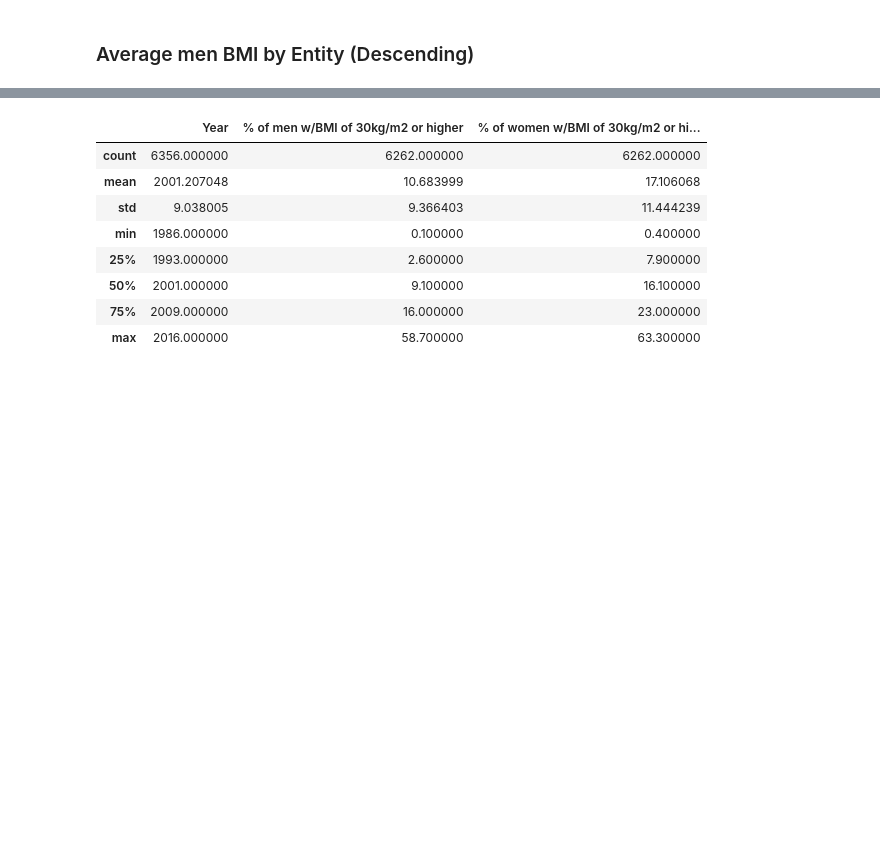
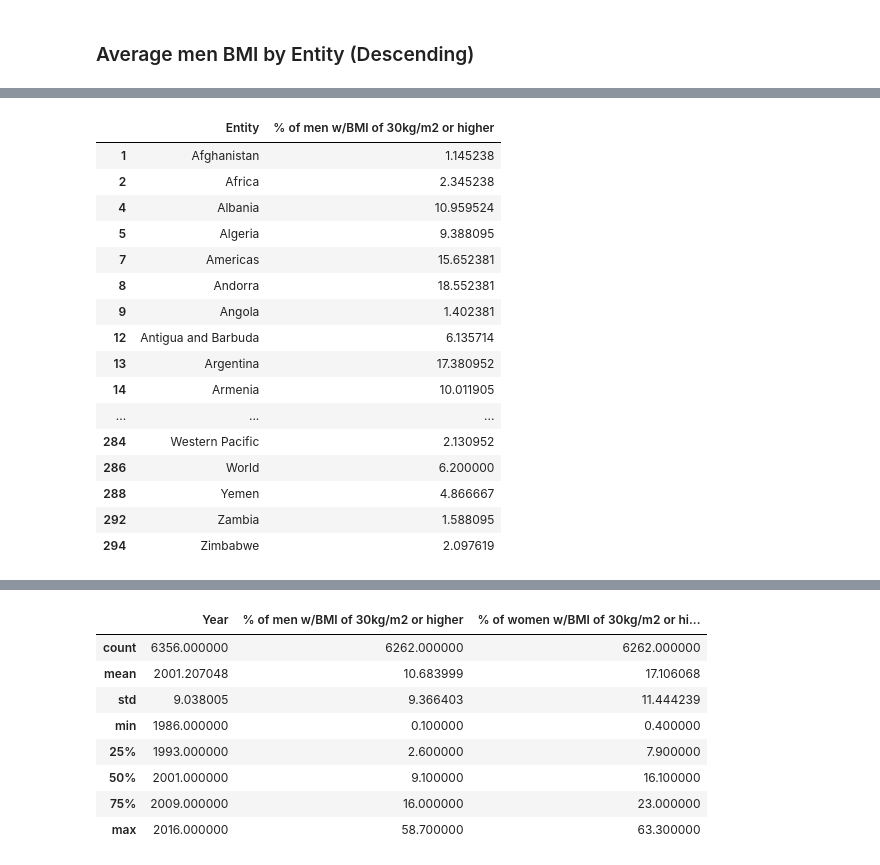
Before and after one commit to sgoolsby88/da7_capstone, a Jupyter notebook: notebooks/EDA_BMI.ipynb, the cells around one changed output, grey strips where cells are left out. Saved outputs shown, nothing was run; the diff lists cells and outputs as text; code cells hidden in the pictures; blank space fills up the shorter version.

```diff
--- a/notebooks/EDA_BMI.ipynb
+++ b/notebooks/EDA_BMI.ipynb
@@ -140,0 +147,21 @@ Name: % of men w/BMI of 30kg/m2 or higher, dtype: float64
+# %%
+avg_men_by_country=avg_men_by_country.dropna()
+avg_men_by_country
+# %% [output]
+|  | Entity | % of men w/BMI of 30kg/m2 or higher |
+| 1 | Afghanistan | 1.145238 |
+| 2 | Africa | 2.345238 |
+| 4 | Albania | 10.959524 |
+| 5 | Algeria | 9.388095 |
+| 7 | Americas | 15.652381 |
+| 8 | Andorra | 18.552381 |
+| 9 | Angola | 1.402381 |
+| 12 | Antigua and Barbuda | 6.135714 |
+| 13 | Argentina | 17.380952 |
+| 14 | Armenia | 10.011905 |
+| ... | ... | ... |
+| 284 | Western Pacific | 2.130952 |
+| 286 | World | 6.200000 |
+| 288 | Yemen | 4.866667 |
+| 292 | Zambia | 1.588095 |
+| 294 | Zimbabwe | 2.097619 |
```
Also changed, not shown: parts of 4 cells of this notebook.
